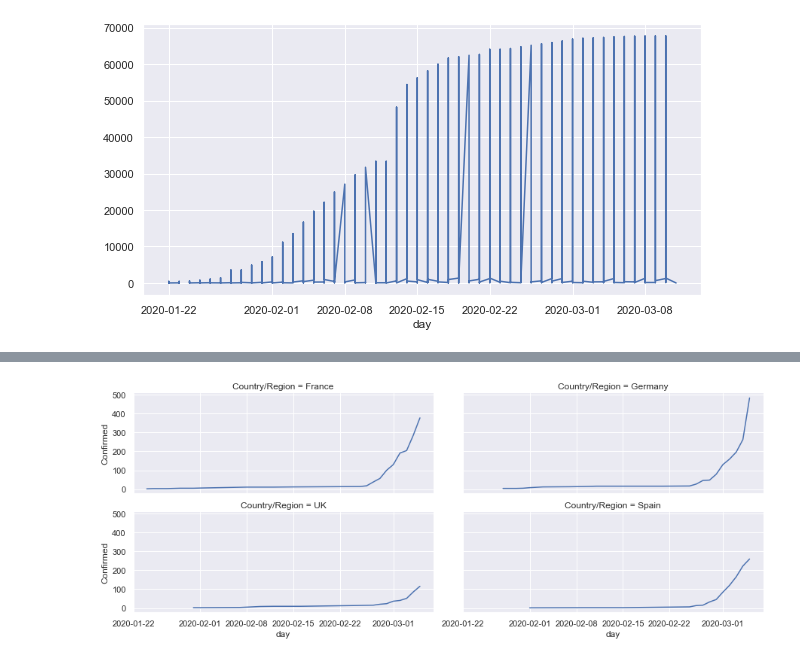
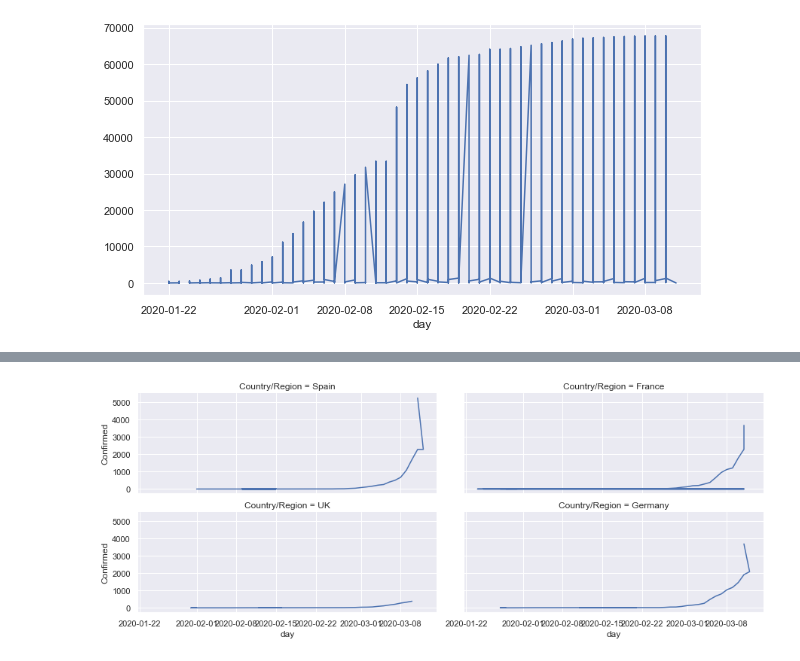
Before and after one commit to djibybalde/covid19, a Jupyter notebook: notebooks/visualisation_epidemie.ipynb, the cells around one changed output, grey strips where cells are left out. Cells and saved outputs as stored; diff of their text form; code cells hidden in the pictures.

```diff
--- a/notebooks/visualisation_epidemie.ipynb
+++ b/notebooks/visualisation_epidemie.ipynb
@@ -211,8 +171,6 @@ EUROPE = ['France', 'Germany', 'UK', 'Spain']
 # %%
-import matplotlib.pyplot as plt
-
-g = sns.FacetGrid(epidemie_df[epidemie_df['Country/Region'].isin(EUROPE)],
+g = sns.FacetGrid(epidemie_df[epidemie_df['Country/Region'].isin(EUROPE)].sort_values('Confirmed'),
                   col="Country/Region", col_wrap=2, height=2.5, aspect=2.5)
 g = g.map(plt.plot, "day", "Confirmed");
 # %% [output]
-[figure, old version]
+[figure, new version]
```
Also changed, not shown: parts of 32 cells of this notebook, 7 other files.
